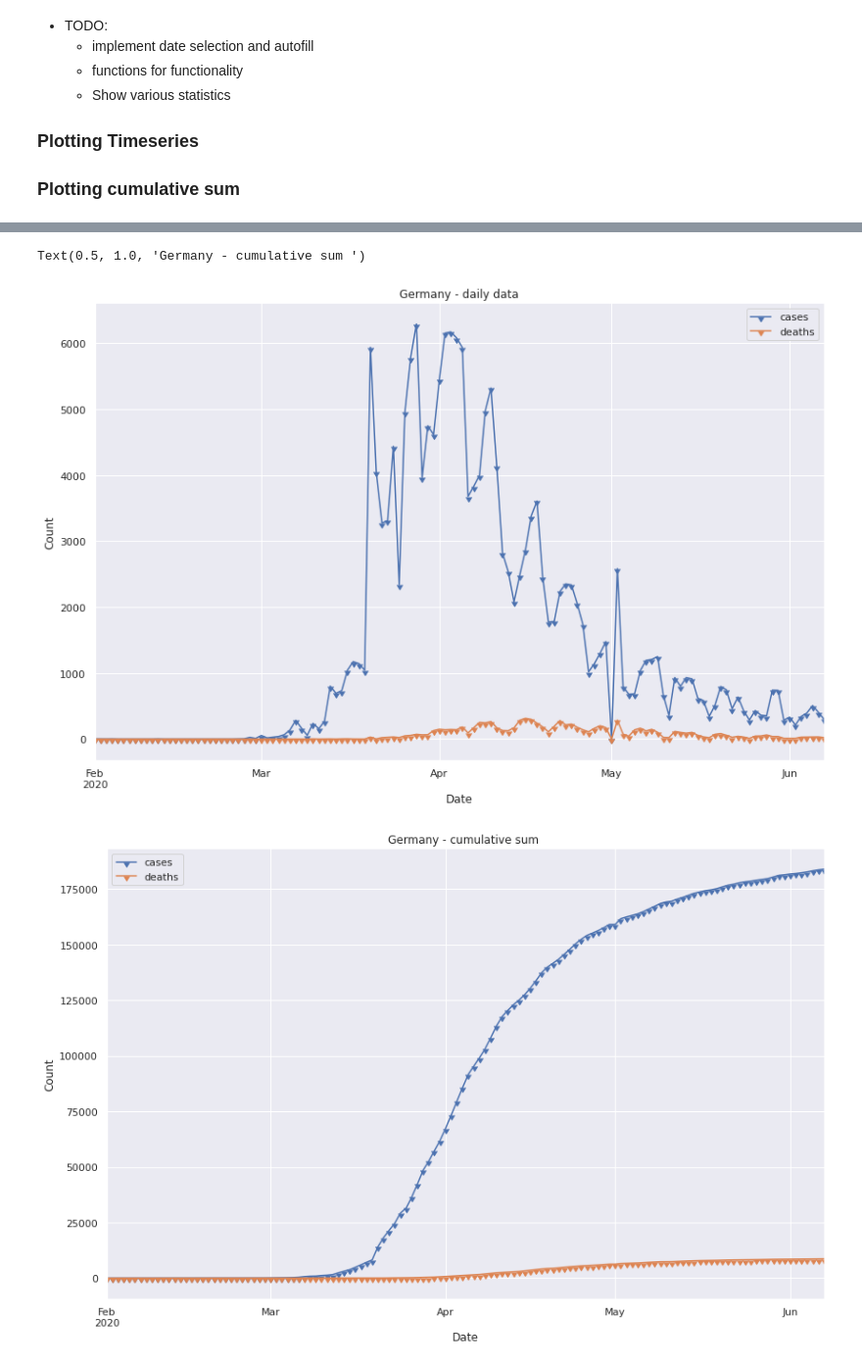
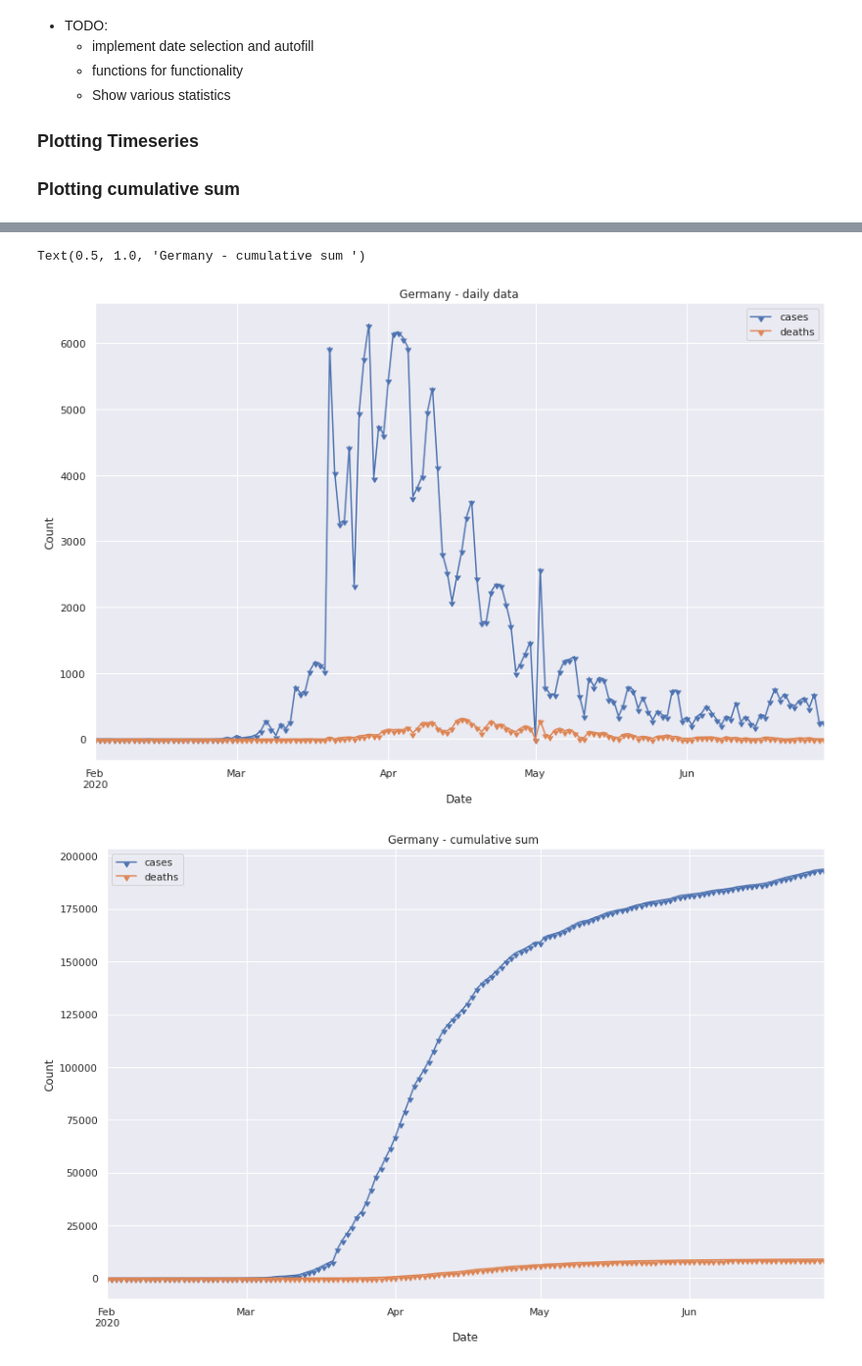
Before and after one commit to OliverZott/covid19_data, a Jupyter notebook: covid_dataAnalysis.ipynb, the cells around one changed output, grey strips where cells are left out. Shown at 98% size. Cells and saved outputs as stored; diff of their text form; code cells hidden in the pictures.

```diff
--- a/covid_dataAnalysis.ipynb
+++ b/covid_dataAnalysis.ipynb
@@ -381,19 +380,19 @@ for i in range(0, cumsum.size, 1):
 # %%
 # Germany
 df_ger = df.loc[df['countriesAndTerritories']=='Germany']
 df_ger = df_ger.sort_index(ascending=True)
-df_ger_today = df_ger.loc['2020-02-01':'2020-06-07']
+df_ger_today = df_ger.loc['2020-02-01':'2020-06-29']
 
 ax = df_ger_today.plot(y=['cases','deaths'], grid=True, marker=11, figsize=(14,9))
 ax.set_xlabel("Date")
 ax.set_ylabel("Count")
 ax.set_title("Germany - daily data")
 
 ax = df_ger_today.cumsum().plot(y=['cases','deaths'], grid=True, marker=11, figsize=(14,9))
 ax.set_xlabel("Date")
 ax.set_ylabel("Count")
 ax.set_title("Germany - cumulative sum ")
 # %% [output]
 Text(0.5, 1.0, 'Germany - cumulative sum ')
-[figure, old version]
+[figure, new version]
-[figure, old version]
+[figure, new version]
```
Also changed, not shown: parts of 8 cells of this notebook.
